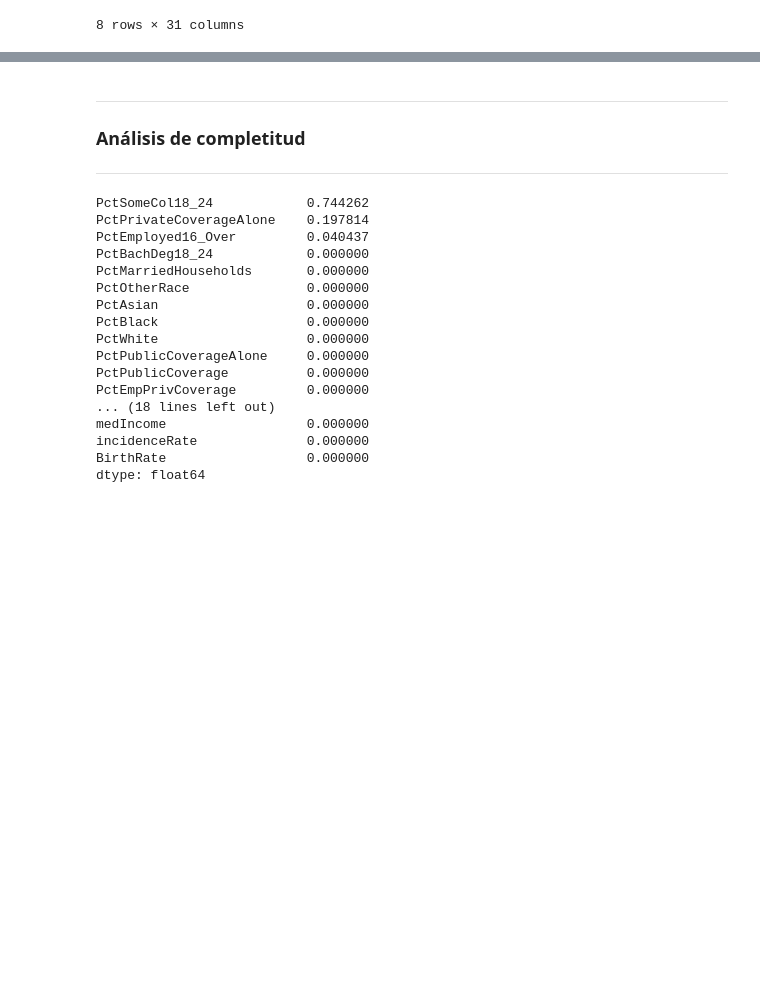
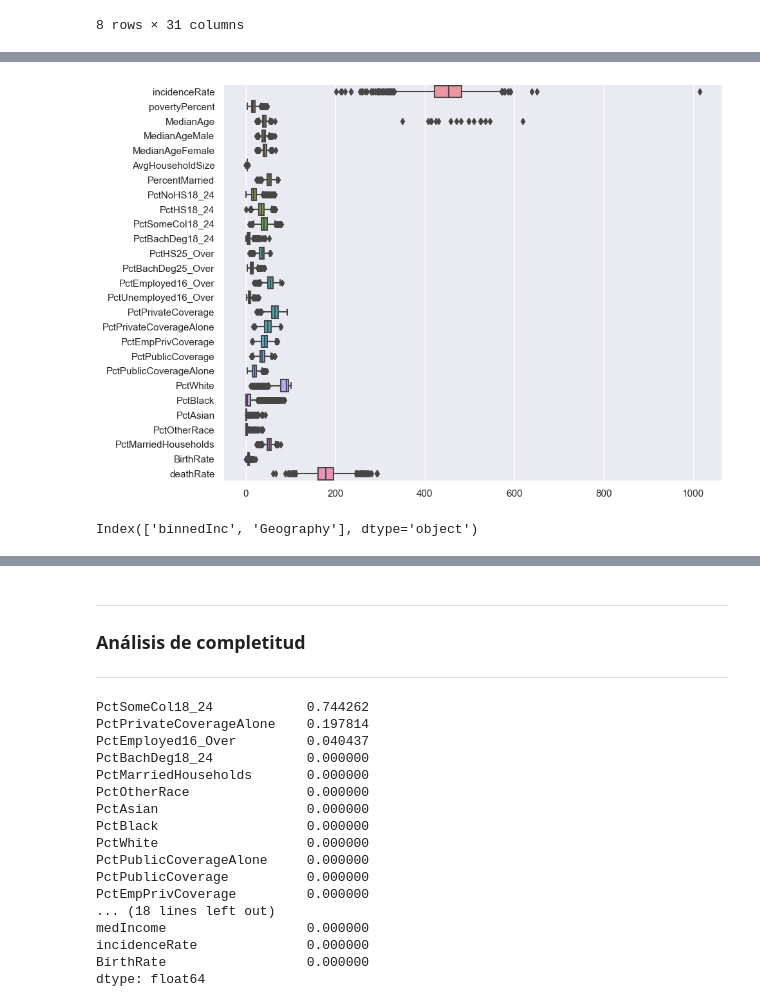
Before and after one commit to ISIS3301-Business-Intelligence/Laboratorio_2, a Jupyter notebook: Laboratorio2.ipynb, the cells around one changed output, grey strips where cells are left out. Drawn from its saved outputs; the diff is of its cells as text; code cells hidden in the pictures; blank space fills up the shorter version.

```diff
--- a/Laboratorio2.ipynb
+++ b/Laboratorio2.ipynb
@@ -155,0 +170,14 @@ df.describe()
+# %%
+# Visualización de todas las variables float excluyendo las columnas "studyPerCap" y "avgAnnCount" para tener una mejor escala
+cols_exclude = ["studyPerCap", "avgAnnCount"]
+name_cols_float_filtradas = name_cols_float[~name_cols_float.isin( cols_exclude )]
+fig=plt.figure(figsize=(10,8))
+ax = sns.boxplot(data=df[name_cols_float_filtradas], orient="h")
+# %% [output]
+[figure, added]
+# %%
+# Explorar las variables que no son numéricas
+name_cols_non_number = df.select_dtypes(include = ['object']).columns
+name_cols_non_number
+# %% [output]
+Index(['binnedInc', 'Geography'], dtype='object')
```
Also changed, not shown: parts of 4 cells of this notebook.
